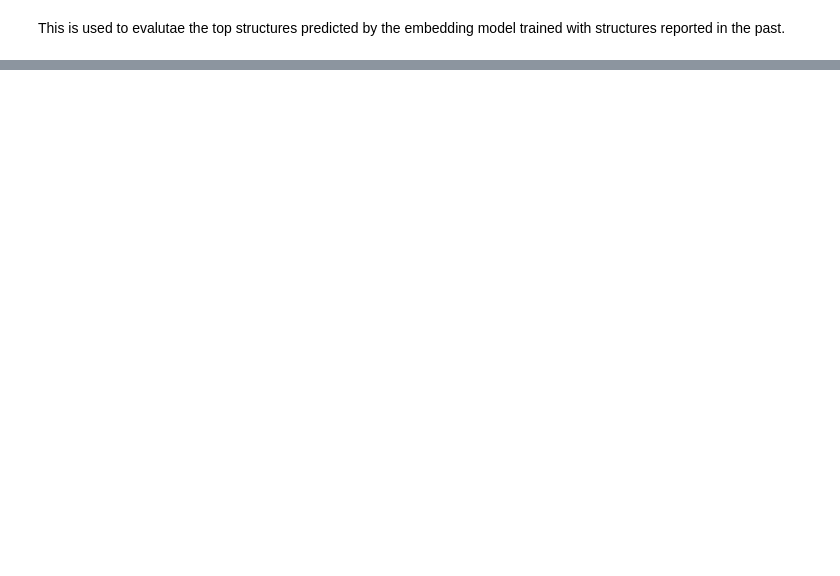
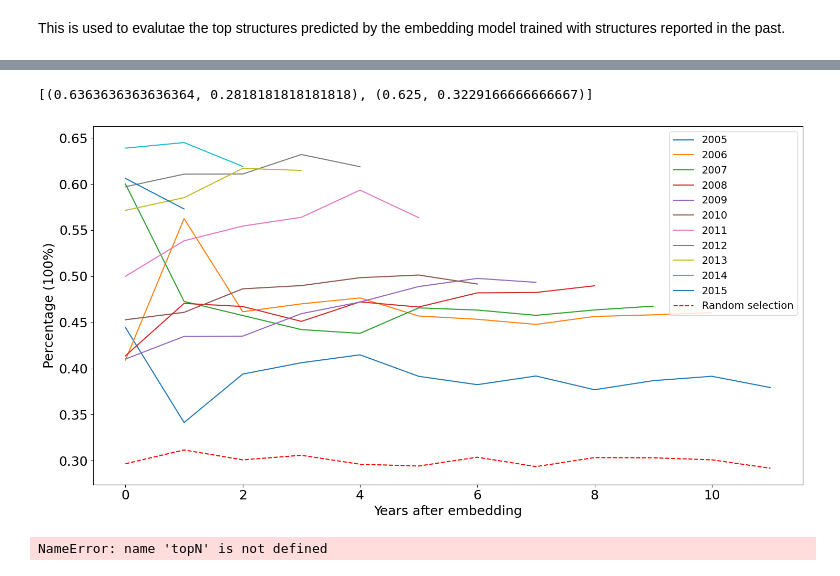
Before and after one commit to XiaoqZhang/mofgraph2vec, a Jupyter notebook: dev/core_by_year.ipynb, the cells around one changed output, grey strips where cells are left out. Drawn from its saved outputs; the diff is of its cells as text; code cells hidden in the pictures; blank space fills up the shorter version.

```diff
--- a/dev/core_by_year.ipynb
+++ b/dev/core_by_year.ipynb
@@ -225,0 +534,66 @@ Name: outputs.logKH_CO2, dtype: float64
+# %%
+percent_2015
+# %% [output]
+[(0.6363636363636364, 0.2818181818181818), (0.625, 0.3229166666666667)]
+# %%
+rand_avg = []
+
+for index in range(len(percent_2005)):
+    a = 0
+    count = 0
+    for var in [percent_2005,
+        percent_2006,
+        percent_2007,
+        percent_2008,
+        percent_2009,
+        percent_2010,
+        percent_2011,
+        percent_2012,
+        percent_2013,
+        percent_2014,
+        percent_2015]:
+        if index < len(var):
+            a += var[index][1]
+            count += 1
+    rand_avg.append(a/count)
+# %%
+plt.figure(figsize=(15, 8))
+plt.plot(range(len(percent_2005)), [p[0] for p in percent_2005], label="2005")
+plt.plot(range(len(percent_2006)), [p[0] for p in percent_2006], label="2006")
+plt.plot(range(len(percent_2007)), [p[0] for p in percent_2007], label="2007")
+plt.plot(range(len(percent_2008)), [p[0] for p in percent_2008], label="2008")
+plt.plot(range(len(percent_2009)), [p[0] for p in percent_2009], label="2009")
+plt.plot(range(len(percent_2010)), [p[0] for p in percent_2010], label="2010")
+plt.plot(range(len(percent_2011)), [p[0] for p in percent_2011], label="2011")
+plt.plot(range(len(percent_2012)), [p[0] for p in percent_2012], label="2012")
+plt.plot(range(len(percent_2013)), [p[0] for p in percent_2013], label="2013")
+plt.plot(range(len(percent_2014)), [p[0] for p in percent_2014], label="2014")
+plt.plot(range(len(percent_2015)), [p[0] for p in percent_2015], label="2015")
+
+plt.plot(range(len(rand_avg)), rand_avg, "r--", label="Random selection")
+
+plt.xlabel("Years after embedding")
+plt.ylabel("Percentage (100%)")
+
+plt.legend(fontsize=14)
+
+plt.tight_layout()
+#plt.savefig("../../../files/cutoff_co2-ch4_3by3bin.png")
+# %% [output]
+[figure, added]
+# %%
+time = 0
+percent_bench_time = []
+while time < 10:
+    percent_bench = []
+    for cutoff in [2005, 2006, 2007, 2008, 2009, 2010, 2011, 2012, 2013, 2014]:
+        df_cutoff = df[df["info.year"]<(cutoff+1)]["outputs.logKH_CO2"]
+        subdf = df_cutoff.sample(n=topN)
+        subdf_thre = subdf[subdf>THRESHOLD]
+        percent_bench.append(len(subdf_thre)/len(subdf))
+    percent_bench_time.append(percent_bench)
+    time += 1
+
+percent_bench_avg = np.array(percent_bench_time).mean(axis=1)
+# %% [output]
+NameError: name 'topN' is not defined
```
Also changed, not shown: parts of 113 cells of this notebook, 16 other files.
